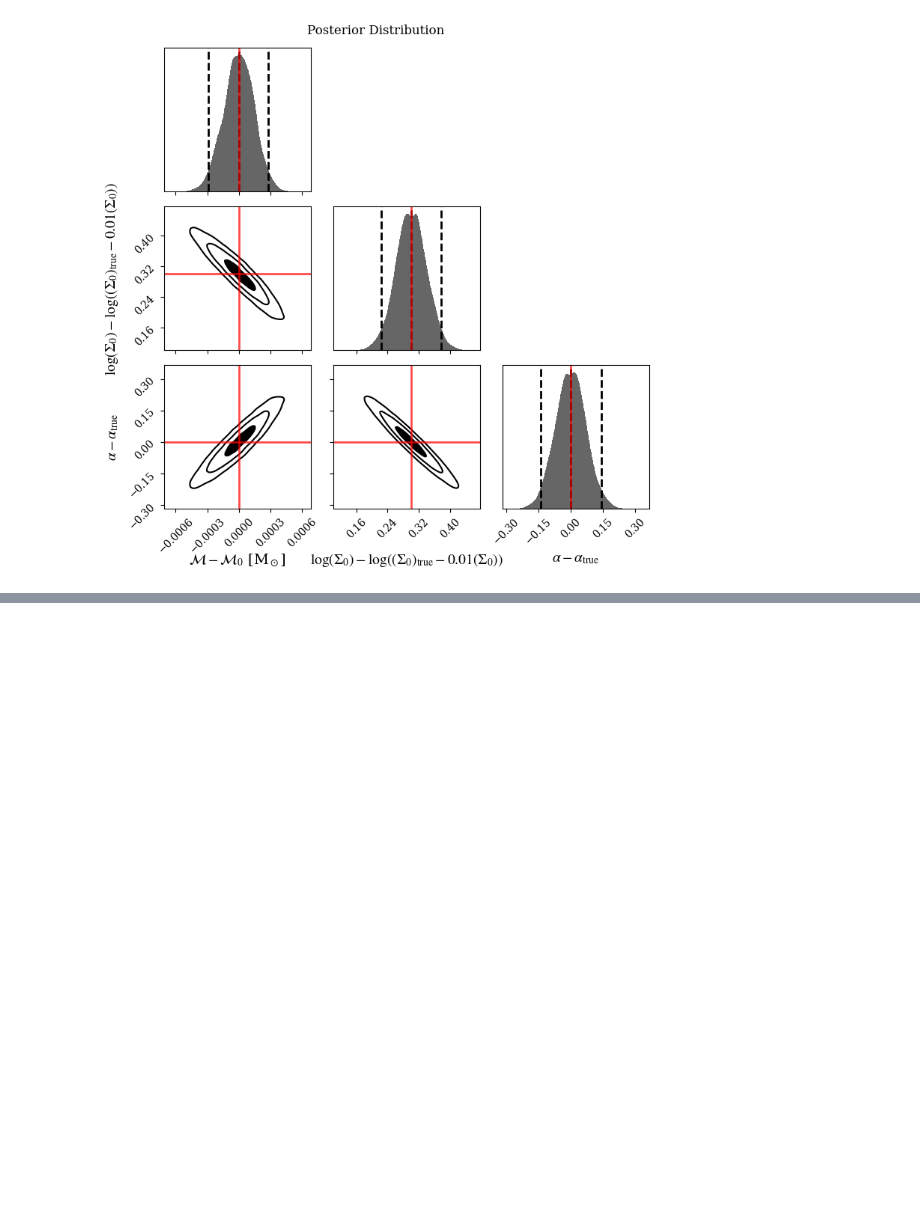
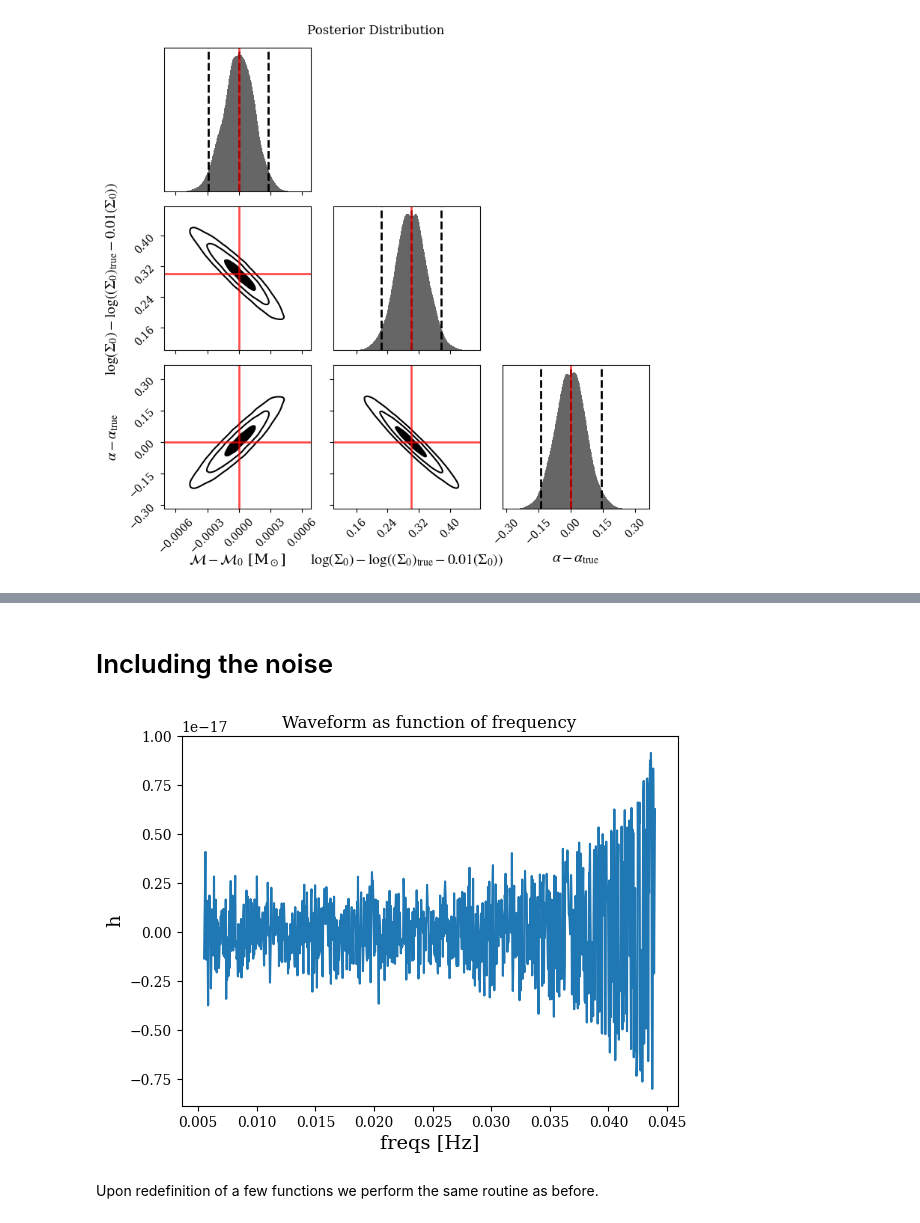
Before and after one commit to nicolegrillo/BinaryEvolution, a Jupyter notebook: stats_analysis/results/ACCRETION-DISK-only.ipynb, the cells around one changed output, grey strips where cells are left out. Cells and saved outputs as stored; diff of their text form; code cells hidden in the pictures; blank space fills up the shorter version.

Commit message:
added noisy signal to analysis

```diff
--- a/stats_analysis/results/ACCRETION-DISK-only.ipynb
+++ b/stats_analysis/results/ACCRETION-DISK-only.ipynb
@@ -223,7 +223,7 @@ For the moment, I am not going to use the $\texttt{get_frequency_noise}$ functio
 # %%
 def get_frequency_noise(psd, fs):
 
-    delta_f = fs[1] - fs[0]
+    delta_f = fs[0] - fs[1]
     sigma = np.sqrt(psd(fs)/(4 * delta_f))
     not_zero = (sigma != 0)
     sigma_red = sigma[not_zero]
@@ -239,7 +239,7 @@ def get_frequency_noise(psd, fs):
 # %%
 def waveform(params_h, fs, S_n):
     flen = len(fs)
-    delta_f = fs[1] - fs[0]
+    delta_f = fs[0] - fs[1]
 
     wf_h = amplitude(fs, params_h) * np.exp(1j * Psi(fs, params_h, TTC=0.0, PHI_C=0.0))
     noise = get_frequency_noise(S_n, fs)
@@ -620,0 +621,17 @@ plt.show()
+# %% [markdown]
+# Including the noise
+# %%
+# Define the signal:
+
+noisy_signal = waveform(_AD_D, FS, S_n)[2] # 0: noiseless, 1: noise-only, 2: noisy
+# %%
+# see the waveform
+
+plt.plot(FS[::-1], noisy_signal)
+plt.xlabel('freqs [Hz]')
+plt.ylabel('h')
+plt.title('Waveform as function of frequency');
+# %% [output]
+[figure, added]
+# %% [markdown]
+Upon redefinition of a few functions we perform the same routine as before.
```
Also changed, not shown: parts of 12 cells of this notebook.
